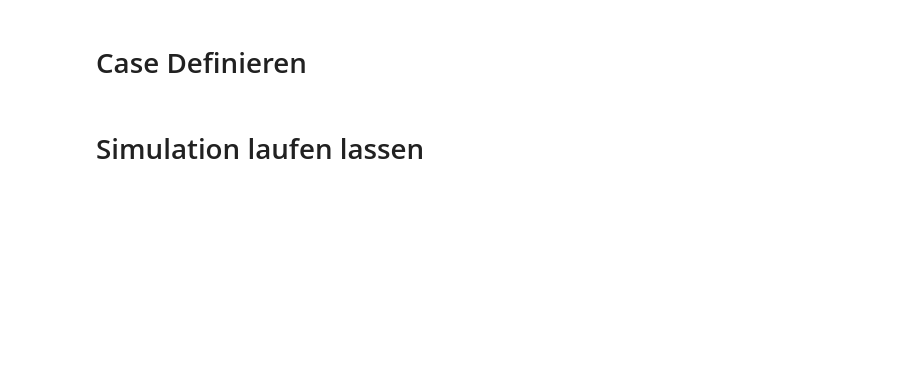
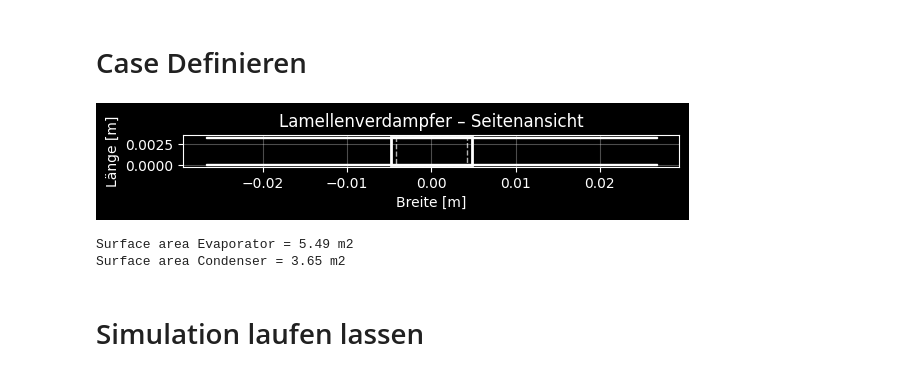
Before and after one commit to Lakito0100/MSE_VT1_luethluk, a Jupyter notebook: Examples/run_test_with_HP.ipynb, the cells around one changed output. Saved outputs shown, nothing was run; the diff lists cells and outputs as text; code cells hidden in the pictures; blank space fills up the shorter version.

```diff
--- a/Examples/run_test_with_HP.ipynb
+++ b/Examples/run_test_with_HP.ipynb
@@ -20,7 +20,7 @@ read_data = True
 #air
 T_a = 20.0
 P = 101325
-RH = 0.5
+RH = 0.1
 v_a = 1.2
 
 #refrigerant
@@ -43,8 +43,8 @@ h_ref_cond = PropsSI("H", "T", T_in_water + 273.15, "Q", x_in, refrigerant)
 
 geom = FinnTubedHX(
     n_seg_l = 2,        # -
-    n_seg_r = 10,        # -
-    stacks = 200,         # -
+    n_seg_r = 20,        # -
+    stacks = 150,         # -
     n_fin = 2,           # -
     l_fin = 0.022,          # m
     h_fin = 0.022,          # m
@@ -104,33 +104,37 @@ cfg = CaseConfig(
     rho_i = 920,        # kg/m^3 ice density
     h_sub= 2830000,     # J/kg latent heat of ablimation for water vapor
 )
 
 HP = HeatPump(
     N_cond=N_cond,
     p_ref_cond = p_ref_cond,
     h_ref_cond = np.full(N_cond, h_ref_cond, dtype=float),
     T_wall = np.full(N_cond, T_in_water, dtype=float),
     T_water = np.full(N_cond, T_in_water, dtype=float),
 
     A_flow_cond = 0.01,
     dx_cond = 0.5/N_cond,
     t_plate = 0.001,
     height_cond=1.0,
     A_plate = 3.65,
     c_plate = 500,
     rho_plate = 8000.0,
     lamda_plate = 50.0,
 
     #water
     T_in_water = T_in_water,
     m_water = 0.35,
     c_water = 4200,
     rho_water = 997
 )
 
 plot.plot_finned_tube_side(geom)
 print(f"Surface area Evaporator = {geom.A_one_segment()*geom.n_seg_r*geom.n_seg_l*geom.stacks:.2f} m2")
 print(f"Surface area Condenser = {HP.A_plate:.2f} m2")
+# %% [output]
+[figure, added]
+Surface area Evaporator = 5.49 m2
+Surface area Condenser = 3.65 m2
 # %% [markdown]
 # Simulation laufen lassen
 # %%
```
Also changed, not shown: parts of 4 cells of this notebook.
